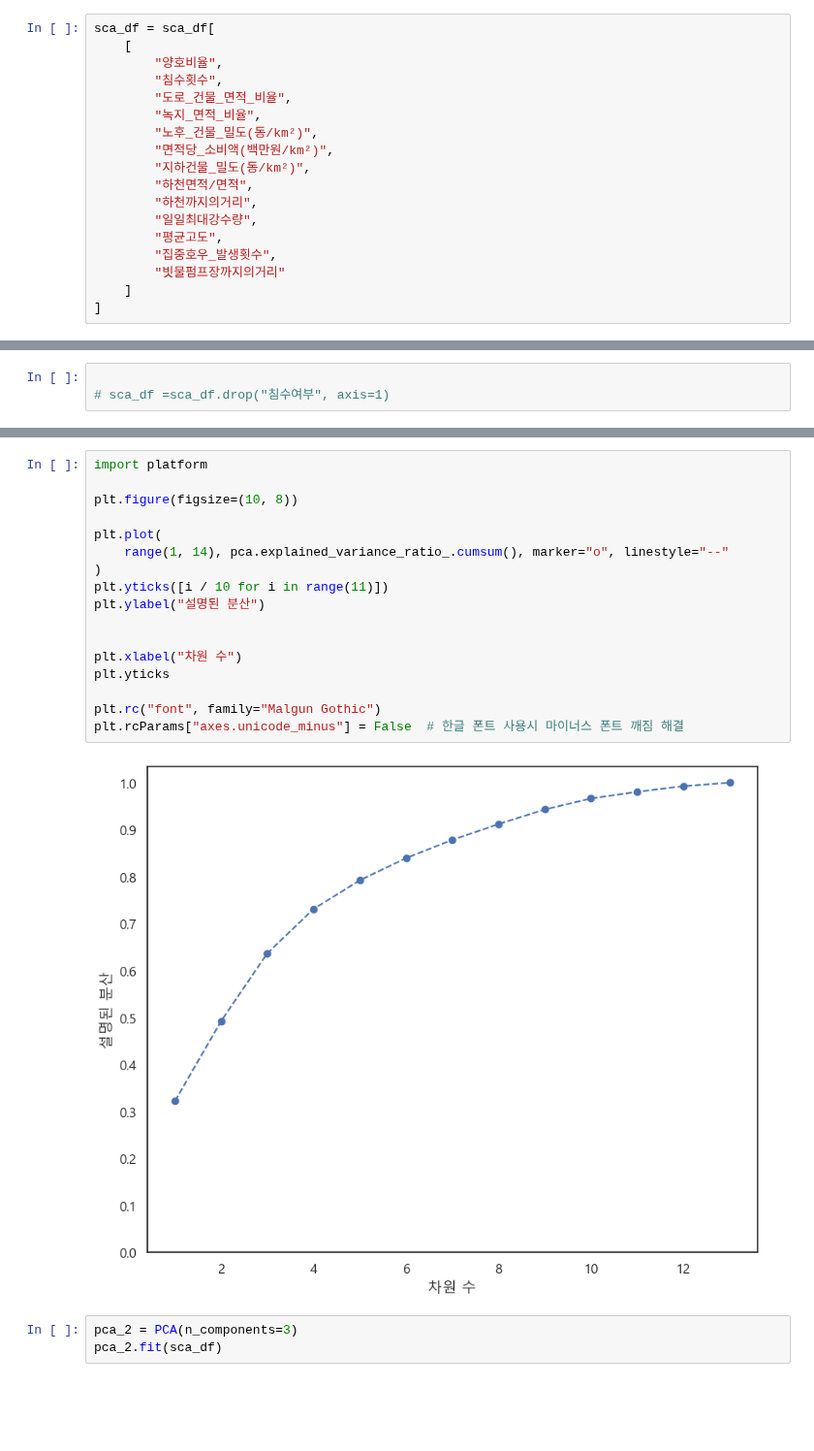
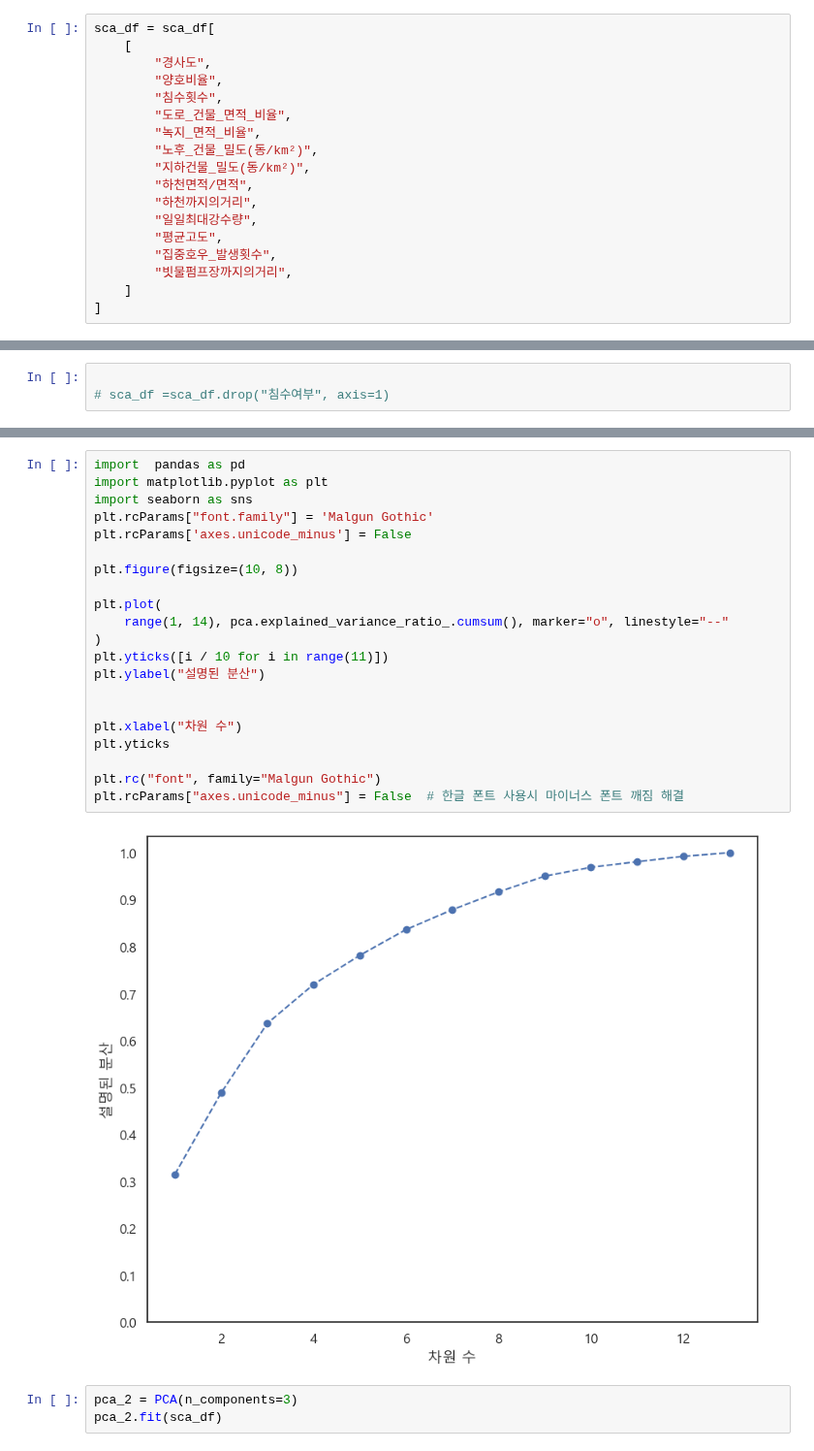
Before and after one commit to yooninsu/SeoulCity_BigData_Campus, a Jupyter notebook: cluster_analysis.ipynb, the cells around one changed output, grey strips where cells are left out. Shown at 97% size. Cells and saved outputs as stored; diff of their text form; blank space fills up the shorter version.

```diff
--- a/cluster_analysis.ipynb
+++ b/cluster_analysis.ipynb
@@ -237,19 +362,19 @@ Index(['인구밀도(명/km²)', '침수횟수', '경사도', '양호비율', '
 # %%
 sca_df = sca_df[
     [
+        "경사도",
         "양호비율",
         "침수횟수",
         "도로_건물_면적_비율",
         "녹지_면적_비율",
         "노후_건물_밀도(동/km²)",
-        "면적당_소비액(백만원/km²)",
         "지하건물_밀도(동/km²)",
         "하천면적/면적",
         "하천까지의거리",
         "일일최대강수량",
         "평균고도",
         "집중호우_발생횟수",
-        "빗물펌프장까지의거리"
+        "빗물펌프장까지의거리",
     ]
 ]
 # %%
@@ -455,22 +564,26 @@ array([0.32186518, 0.49250953, 0.6369163 , 0.73114389, 0.79224643,
 # %%
-import platform
+import  pandas as pd
+import matplotlib.pyplot as plt
+import seaborn as sns
+plt.rcParams["font.family"] = 'Malgun Gothic'
+plt.rcParams['axes.unicode_minus'] = False
 
 plt.figure(figsize=(10, 8))
 
 plt.plot(
     range(1, 14), pca.explained_variance_ratio_.cumsum(), marker="o", linestyle="--"
 )
 plt.yticks([i / 10 for i in range(11)])
 plt.ylabel("설명된 분산")
 
 
 plt.xlabel("차원 수")
 plt.yticks
 
 plt.rc("font", family="Malgun Gothic")
 plt.rcParams["axes.unicode_minus"] = False  # 한글 폰트 사용시 마이너스 폰트 깨짐 해결
 # %% [output]
-[figure, old version]
+[figure, new version]
 # %%
 pca_2 = PCA(n_components=3)
 pca_2.fit(sca_df)
```
Also changed, not shown: parts of 74 cells of this notebook, 4 other files.
